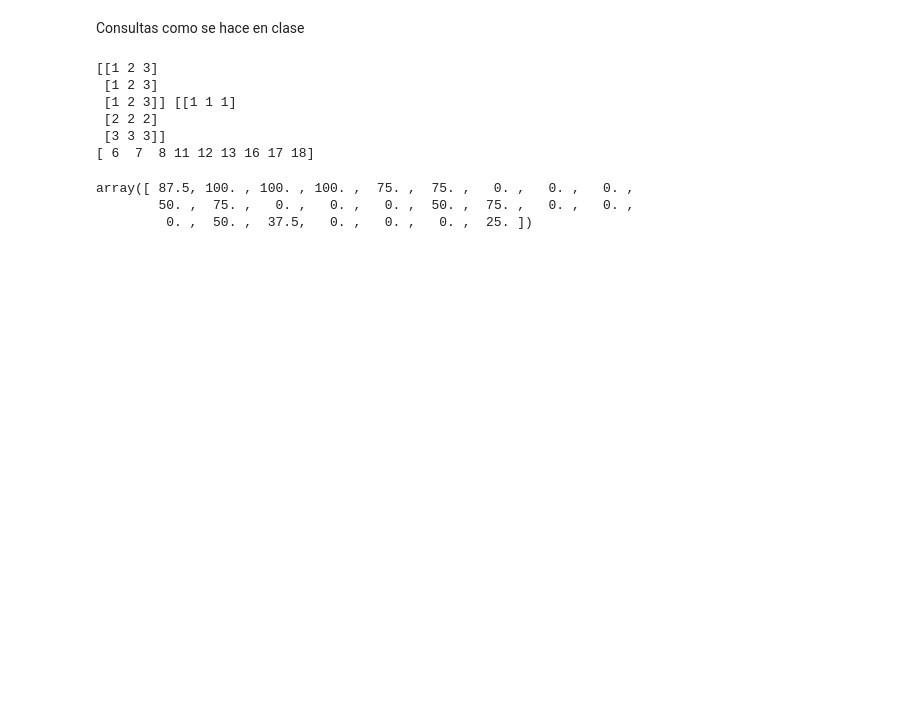
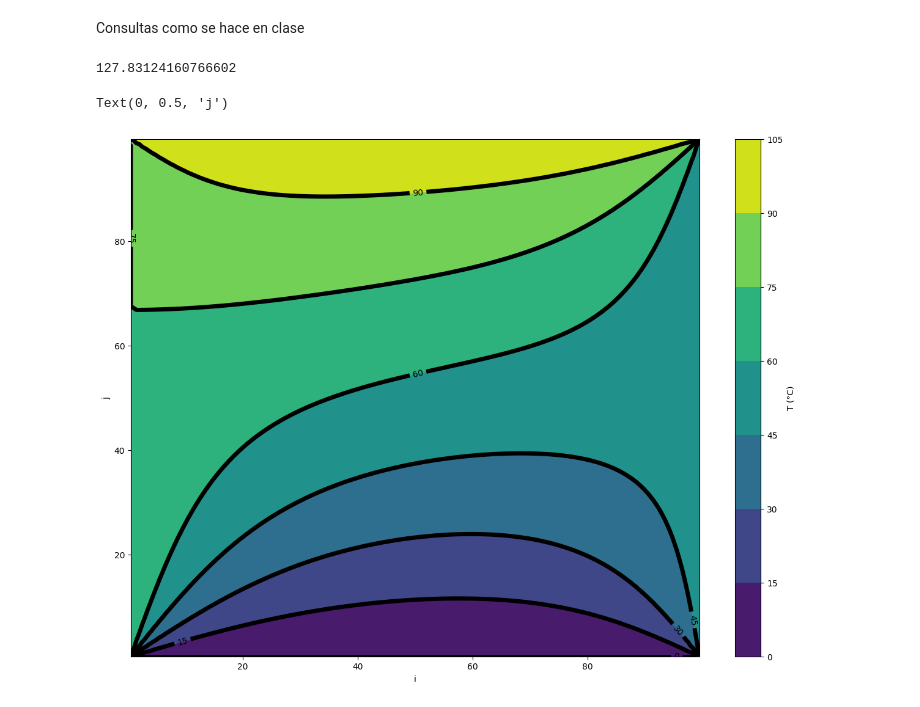
Before and after one commit to RoyGuz/MPP-ITJS-CondoriRoyer, a Jupyter notebook: MPP-Practicas/Guia2/Guia2-Ej1.ipynb, the cells around one changed output. Saved outputs shown, nothing was run; the diff lists cells and outputs as text; code cells hidden in the pictures; blank space fills up the shorter version.

```diff
--- a/MPP-Practicas/Guia2/Guia2-Ej1.ipynb
+++ b/MPP-Practicas/Guia2/Guia2-Ej1.ipynb
@@ -57,8 +57,16 @@ def temp_chapa(cond_contor,Nx,Ny,typ_cond_contorno):
 
     flat_indices = np.ravel_multi_index((indices_filas_int.flatten(),indices_columnas_int.flatten()),(Nx,Ny))
 
+    A = np.eye(Nx*Ny)
 
-    print(indices_columnas_int,indices_filas_int)
-    print(flat_indices)
+    A [flat_indices,flat_indices]= - 2 * ( 1 + beta**2 )
+    A [flat_indices,flat_indices-1]= 1
+    A [flat_indices,flat_indices+1]= 1
 
-    return b
+    A [flat_indices,flat_indices-Nx]= beta**2
+    A [flat_indices,flat_indices+Nx]= beta**2
+
+
+    T = np.linalg.solve(A,b)
+
+    return b,A,T
@@ -66,17 +76,30 @@ def temp_chapa(cond_contor,Nx,Ny,typ_cond_contorno):
 cond_contor = {'A':100,'B':50,'C':0,'D':75}
 typ_cond_contorno = {'A':'temp','B':'temp','C':'temp','D':'temp'}
 
-Nx = 5
-Ny = 5
+Nx = 100
+Ny = 100
 
-temp_chapa(cond_contor,Nx,Ny,typ_cond_contorno)
+t1 = ti.time()
+
+b,A,T = temp_chapa(cond_contor,Nx,Ny,typ_cond_contorno)
+
+t2 = ti.time()
+
+print(t2-t1)
+
+#plt.matshow(T.reshape(Nx,Ny))
 # %% [output]
-[[1 2 3]
- [1 2 3]
- [1 2 3]] [[1 1 1]
- [2 2 2]
- [3 3 3]]
-[ 6  7  8 11 12 13 16 17 18]
+127.83124160766602
-array([ 87.5, 100. , 100. , 100. ,  75. ,  75. ,   0. ,   0. ,   0. ,
-        50. ,  75. ,   0. ,   0. ,   0. ,  50. ,  75. ,   0. ,   0. ,
-         0. ,  50. ,  37.5,   0. ,   0. ,   0. ,  25. ])
+# %%
+fig, ax = plt.subplots(figsize=(15,11))
+mappable = ax.contourf(T.reshape(Nx,Ny), origin = 'upper')
+levels = ax.contour(T.reshape(Nx,Ny),colors ='k',linewidths = 5, origin ='upper')
+cbar = plt.colorbar(mappable)
+
+cbar.set_label('T (°C)')
+ax.clabel(levels, )
+ax.set_xlabel('i')
+ax.set_ylabel('j')
+# %% [output]
+Text(0, 0.5, 'j')
+[figure, added]
```
Also changed, not shown: parts of 1 cell of this notebook, 1 other file.
